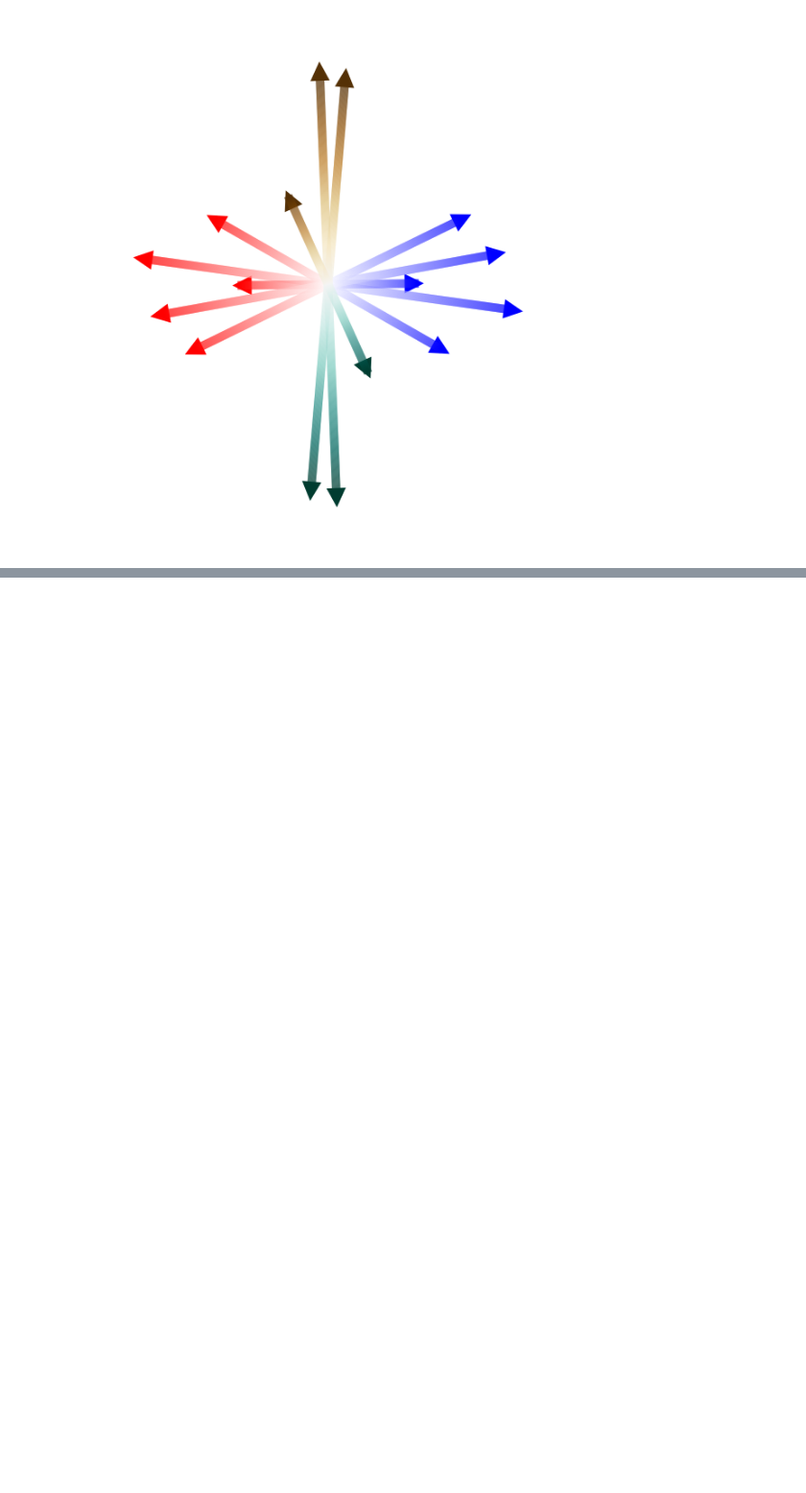
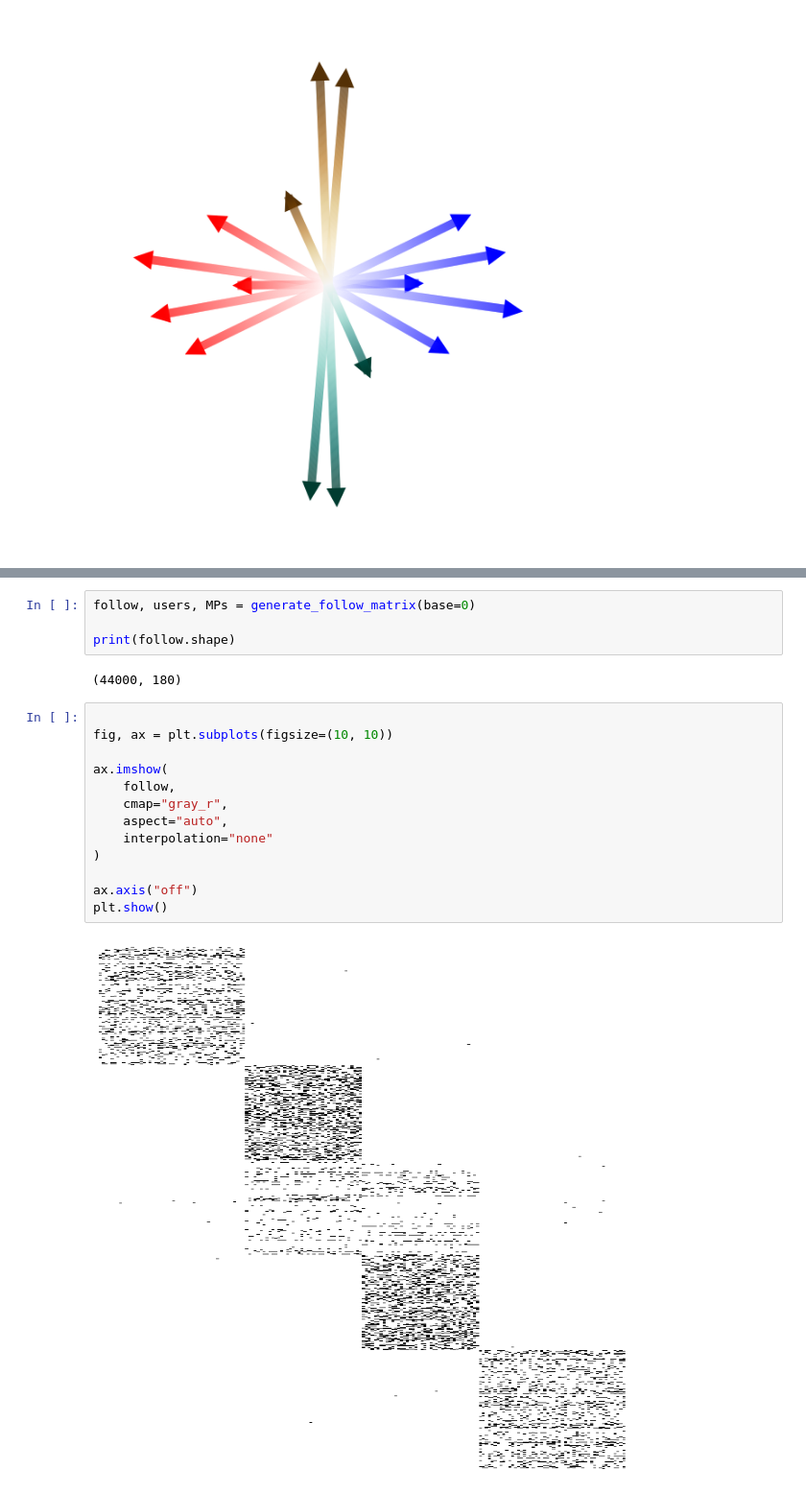
Before and after one commit to AntoineVendeville/political-attitudes-socmed-survey, a Jupyter notebook: analysis_supplementary.ipynb, the cells around one changed output, grey strips where cells are left out. Shown at 96% size. Saved outputs shown, nothing was run; the diff lists cells and outputs as text; blank space fills up the shorter version.

```diff
--- a/analysis_supplementary.ipynb
+++ b/analysis_supplementary.ipynb
@@ -2519,0 +2778,21 @@ for text in (True,False):
+# %%
+follow, users, MPs = generate_follow_matrix(base=0)
+
+print(follow.shape)
+# %% [output]
+(44000, 180)
+# %%
+
+fig, ax = plt.subplots(figsize=(10, 10))
+
+ax.imshow(
+    follow,
+    cmap="gray_r",
+    aspect="auto",
+    interpolation="none"
+)
+
+ax.axis("off")
+plt.show()
+# %% [output]
+[figure, added]
```
Also changed, not shown: parts of 95 cells of this notebook, 43 other files.
